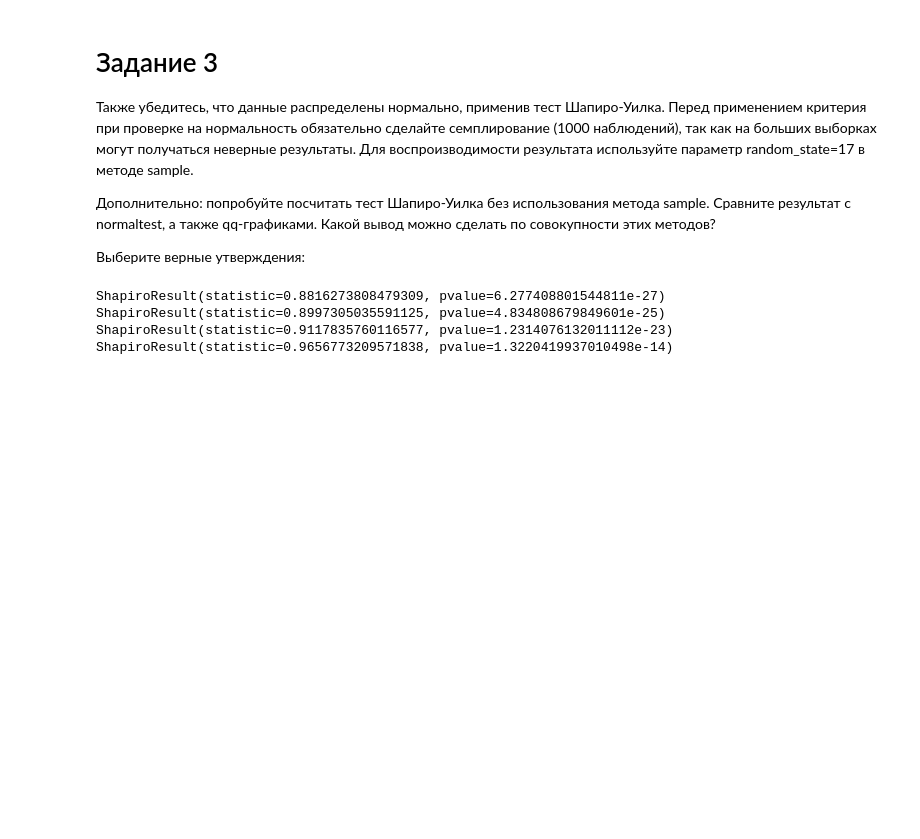
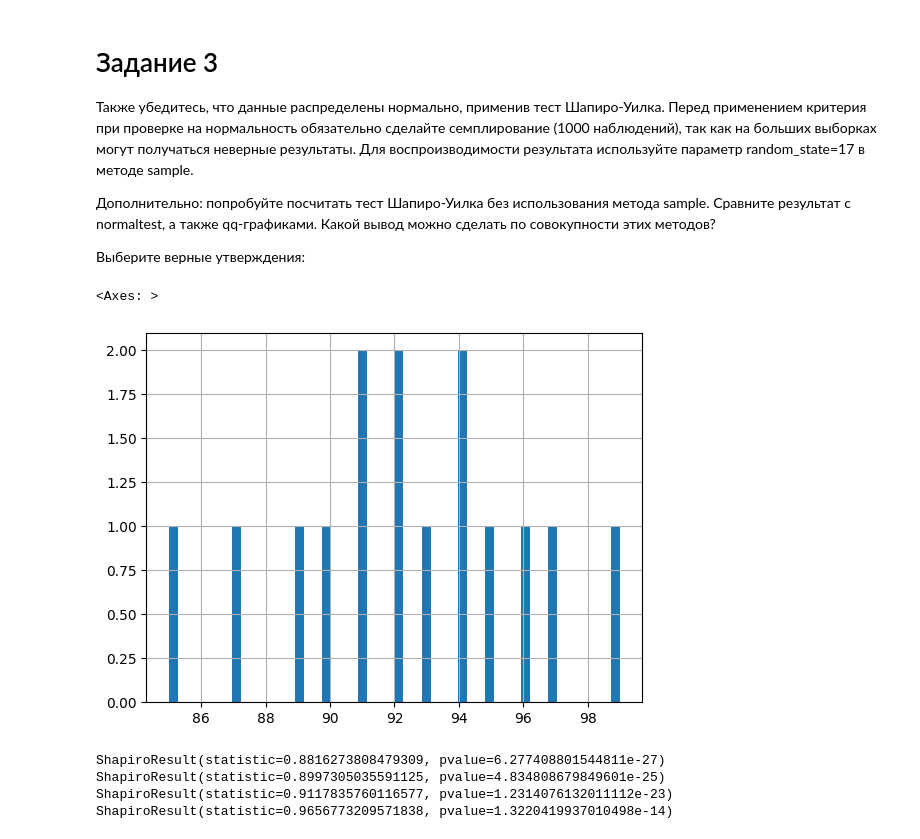
Before and after one commit to kirmipt/karpov.courses_analyst, a Jupyter notebook: 6 Статистика/5 Сравнение средних значений(Дисперсионный анализ)/Минипроект 5.ipynb, the cells around one changed output. Saved outputs shown, nothing was run; the diff lists cells and outputs as text; code cells hidden in the pictures; blank space fills up the shorter version.

```diff
--- a/6 Статистика/5 Сравнение средних значений(Дисперсионный анализ)/Минипроект 5.ipynb
+++ b/6 Статистика/5 Сравнение средних значений(Дисперсионный анализ)/Минипроект 5.ipynb
@@ -78,7 +78,7 @@ import statsmodels.formula.api as smf
 import warnings
 warnings.filterwarnings("ignore")
 # %%
-df = pd.read_csv('data2/genetherapy.csv')
+df = pd.read_csv('genetherapy.csv')
 df.head()
 # %% [output]
 |  | expr | Therapy |
@@ -156,6 +156,11 @@ LeveneResult(statistic=0.6477908627745761, pvalue=0.5876330665111003)
 Дополнительно: попробуйте посчитать тест Шапиро-Уилка без использования метода sample. Сравните  результат с normaltest, а также qq-графиками. Какой вывод можно сделать по совокупности этих методов?
 
 Выберите верные утверждения:
+# %%
+df[df.Therapy==gr].expr.hist(bins=50)
+# %% [output]
+<Axes: >
+[figure, added]
 # %%
 dfshap = [0] * 4
 for i, gr in zip([*range(4)], ['A', 'B', 'C', 'D']):
```
Also changed, not shown: parts of 5 cells of this notebook.
